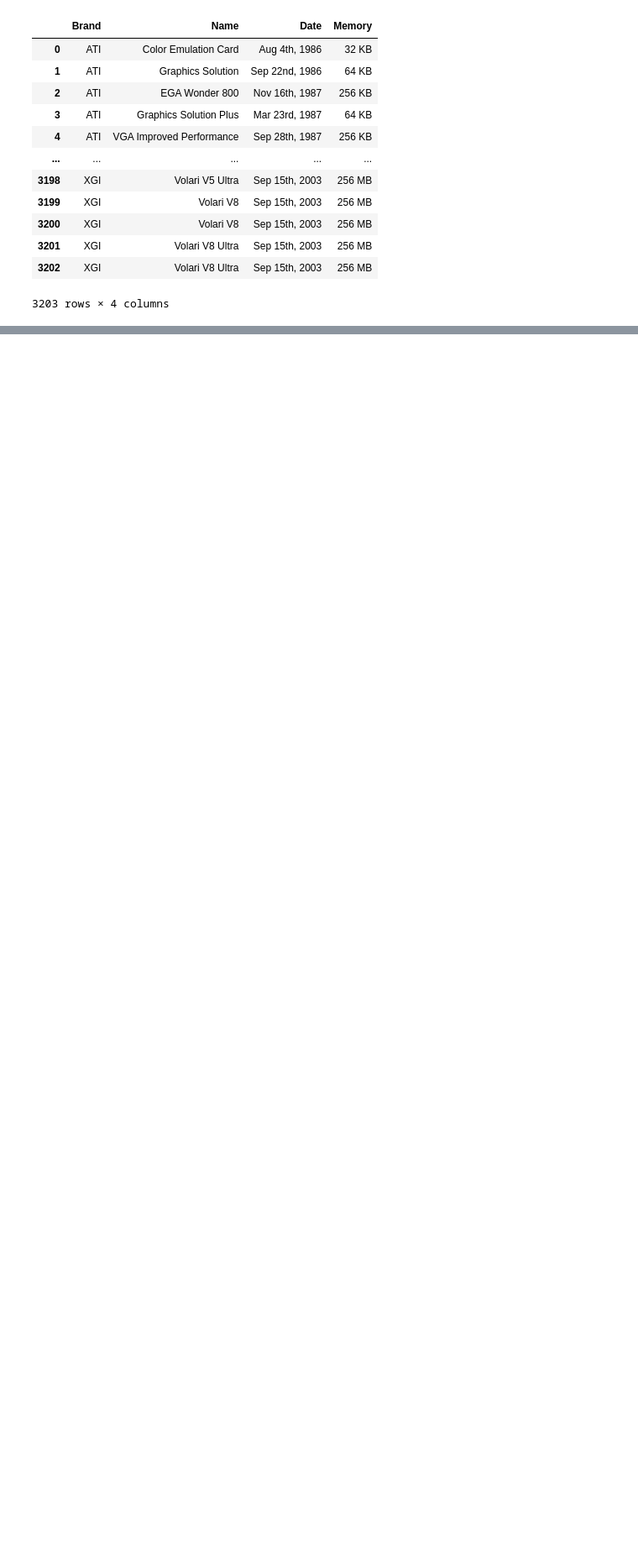
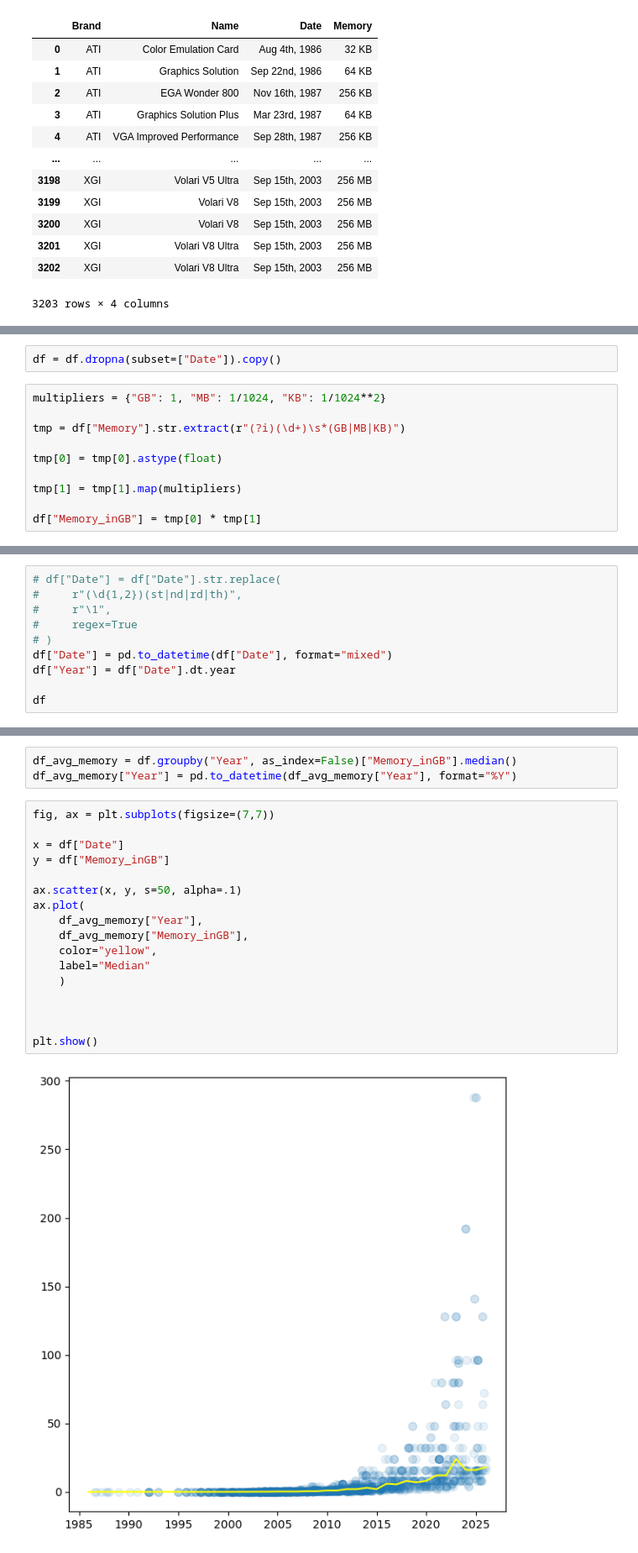
Before and after one commit to chambers29/gpu-analysis, a Jupyter notebook: analysis_dateVSmemory.ipynb, the cells around one changed output, grey strips where cells are left out. Shown at 84% size. Drawn from its saved outputs; the diff is of its cells as text; blank space fills up the shorter version.

```diff
--- a/analysis_dateVSmemory.ipynb
+++ b/analysis_dateVSmemory.ipynb
@@ -50,0 +40,12 @@ mem_unit = df["Memory"].str.extract(r"(KB|MB|GB)")
+# %%
+df = df.dropna(subset=["Date"]).copy()
+# %%
+multipliers = {"GB": 1, "MB": 1/1024, "KB": 1/1024**2}
+
+tmp = df["Memory"].str.extract(r"(?i)(\d+)\s*(GB|MB|KB)")
+
+tmp[0] = tmp[0].astype(float)
+
+tmp[1] = tmp[1].map(multipliers)
+
+df["Memory_inGB"] = tmp[0] * tmp[1]
@@ -50,0 +68,10 @@ mem_unit = df["Memory"].str.extract(r"(KB|MB|GB)")
+# %%
+# df["Date"] = df["Date"].str.replace(
+#     r"(\d{1,2})(st|nd|rd|th)",
+#     r"\1",
+#     regex=True
+# )
+df["Date"] = pd.to_datetime(df["Date"], format="mixed")
+df["Year"] = df["Date"].dt.year
+
+df
@@ -50,0 +92,22 @@ mem_unit = df["Memory"].str.extract(r"(KB|MB|GB)")
+# %%
+df_avg_memory = df.groupby("Year", as_index=False)["Memory_inGB"].median()
+df_avg_memory["Year"] = pd.to_datetime(df_avg_memory["Year"], format="%Y")
+# %%
+fig, ax = plt.subplots(figsize=(7,7))
+
+x = df["Date"]
+y = df["Memory_inGB"]
+
+ax.scatter(x, y, s=50, alpha=.1)
+ax.plot(
+    df_avg_memory["Year"],
+    df_avg_memory["Memory_inGB"],
+    color="yellow",
+    label="Median"
+    )
+
+
+
+plt.show()
+# %% [output]
+[figure, added]
```
Also changed, not shown: parts of 5 cells of this notebook.
